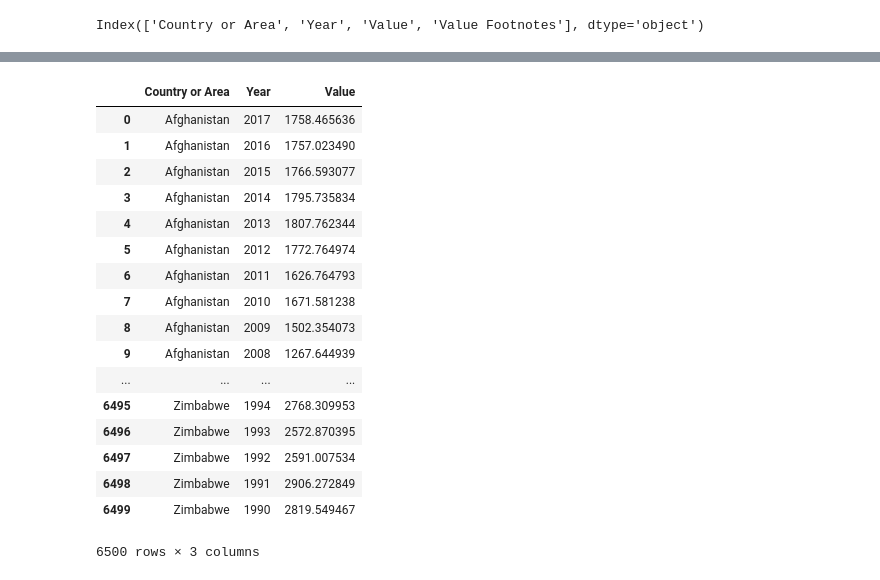
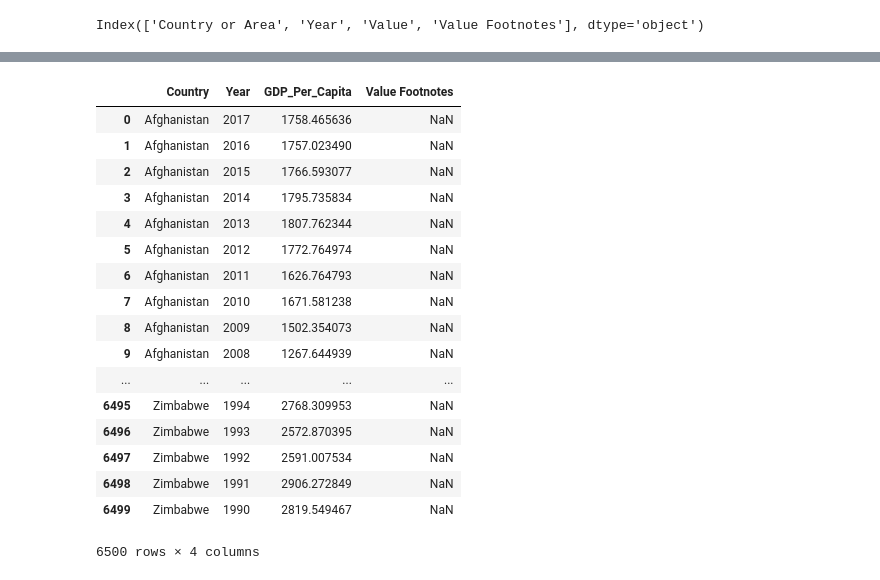
Before and after one commit to brittany-city/un_exploration, a Jupyter notebook: UN_Data_Exploration.ipynb, the cells around one changed output, grey strips where cells are left out. Saved outputs shown, nothing was run; the diff lists cells and outputs as text; code cells hidden in the pictures.

```diff
--- a/UN_Data_Exploration.ipynb
+++ b/UN_Data_Exploration.ipynb
@@ -38,2 +36,2 @@ Column data type is object
 # %%
-gdp_df=gdp_df.drop(columns=['Value Footnotes'])
+gdp_df.drop(columns='Value Footnotes')
@@ -40,2 +57,2 @@ gdp_df=gdp_df.drop(columns=['Value Footnotes'])
 # %%
-gdp_df.rename(columns={'Value':'GDP_Per_Capita'})
+gdp_df=gdp_df.rename(columns={'Value':'GDP_Per_Capita'})
@@ -61,3 +59,5 @@ gdp_df.rename(columns={'Value':'GDP_Per_Capita'})
 # %%
 continent_df=pd.read_csv('data/continents.csv')
+# %%
+gdp_df=gdp_df.rename(columns={'Country or Area':'Country'})
 # %%
@@ -84,22 +84,22 @@ gdp_df.rename('Count'={"CÃ´te d'Ivoire":'Ivory Coast'})
 # %%
-gdp_df.rename(columns={"CuraÃ§ao":'Curaçao'})
+gdp_df.replace({'Country':{"CuraÃ§ao":"Curaçao"}})
 # %% [output]
-|  | Country or Area | Year | Value |
-| 0 | Afghanistan | 2017 | 1758.465636 |
-| 1 | Afghanistan | 2016 | 1757.023490 |
-| 2 | Afghanistan | 2015 | 1766.593077 |
-| 3 | Afghanistan | 2014 | 1795.735834 |
-| 4 | Afghanistan | 2013 | 1807.762344 |
-| 5 | Afghanistan | 2012 | 1772.764974 |
-| 6 | Afghanistan | 2011 | 1626.764793 |
-| 7 | Afghanistan | 2010 | 1671.581238 |
-| 8 | Afghanistan | 2009 | 1502.354073 |
-| 9 | Afghanistan | 2008 | 1267.644939 |
-| ... | ... | ... | ... |
-| 6495 | Zimbabwe | 1994 | 2768.309953 |
-| 6496 | Zimbabwe | 1993 | 2572.870395 |
-| 6497 | Zimbabwe | 1992 | 2591.007534 |
-| 6498 | Zimbabwe | 1991 | 2906.272849 |
-| 6499 | Zimbabwe | 1990 | 2819.549467 |
+|  | Country | Year | GDP_Per_Capita | Value Footnotes |
+| 0 | Afghanistan | 2017 | 1758.465636 | NaN |
+| 1 | Afghanistan | 2016 | 1757.023490 | NaN |
+| 2 | Afghanistan | 2015 | 1766.593077 | NaN |
+| 3 | Afghanistan | 2014 | 1795.735834 | NaN |
+| 4 | Afghanistan | 2013 | 1807.762344 | NaN |
+| 5 | Afghanistan | 2012 | 1772.764974 | NaN |
+| 6 | Afghanistan | 2011 | 1626.764793 | NaN |
+| 7 | Afghanistan | 2010 | 1671.581238 | NaN |
+| 8 | Afghanistan | 2009 | 1502.354073 | NaN |
+| 9 | Afghanistan | 2008 | 1267.644939 | NaN |
+| ... | ... | ... | ... | ... |
+| 6495 | Zimbabwe | 1994 | 2768.309953 | NaN |
+| 6496 | Zimbabwe | 1993 | 2572.870395 | NaN |
+| 6497 | Zimbabwe | 1992 | 2591.007534 | NaN |
+| 6498 | Zimbabwe | 1991 | 2906.272849 | NaN |
+| 6499 | Zimbabwe | 1990 | 2819.549467 | NaN |
-6500 rows × 3 columns
+6500 rows × 4 columns
 # %%
```
Also changed, not shown: parts of 22 cells of this notebook.
